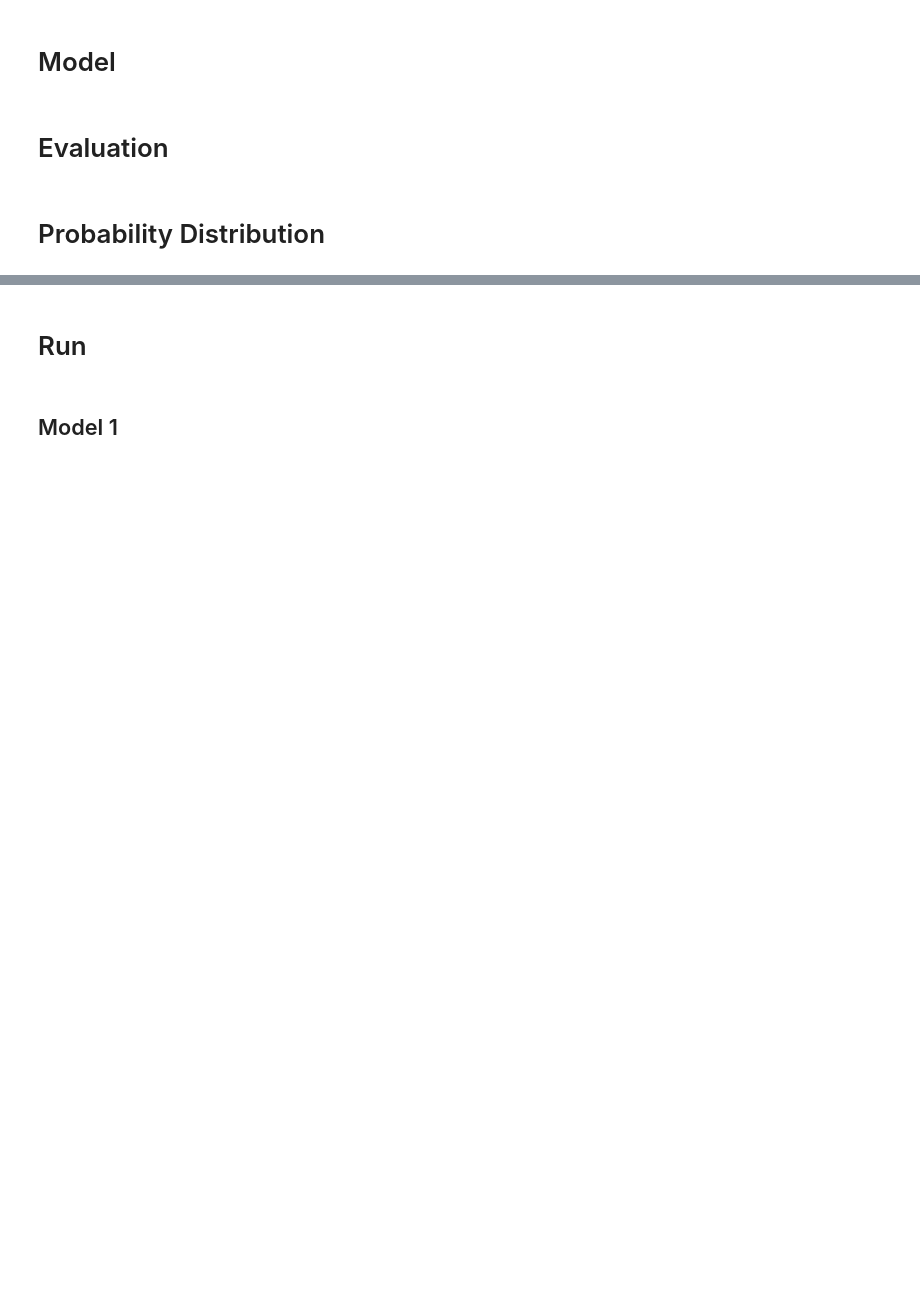
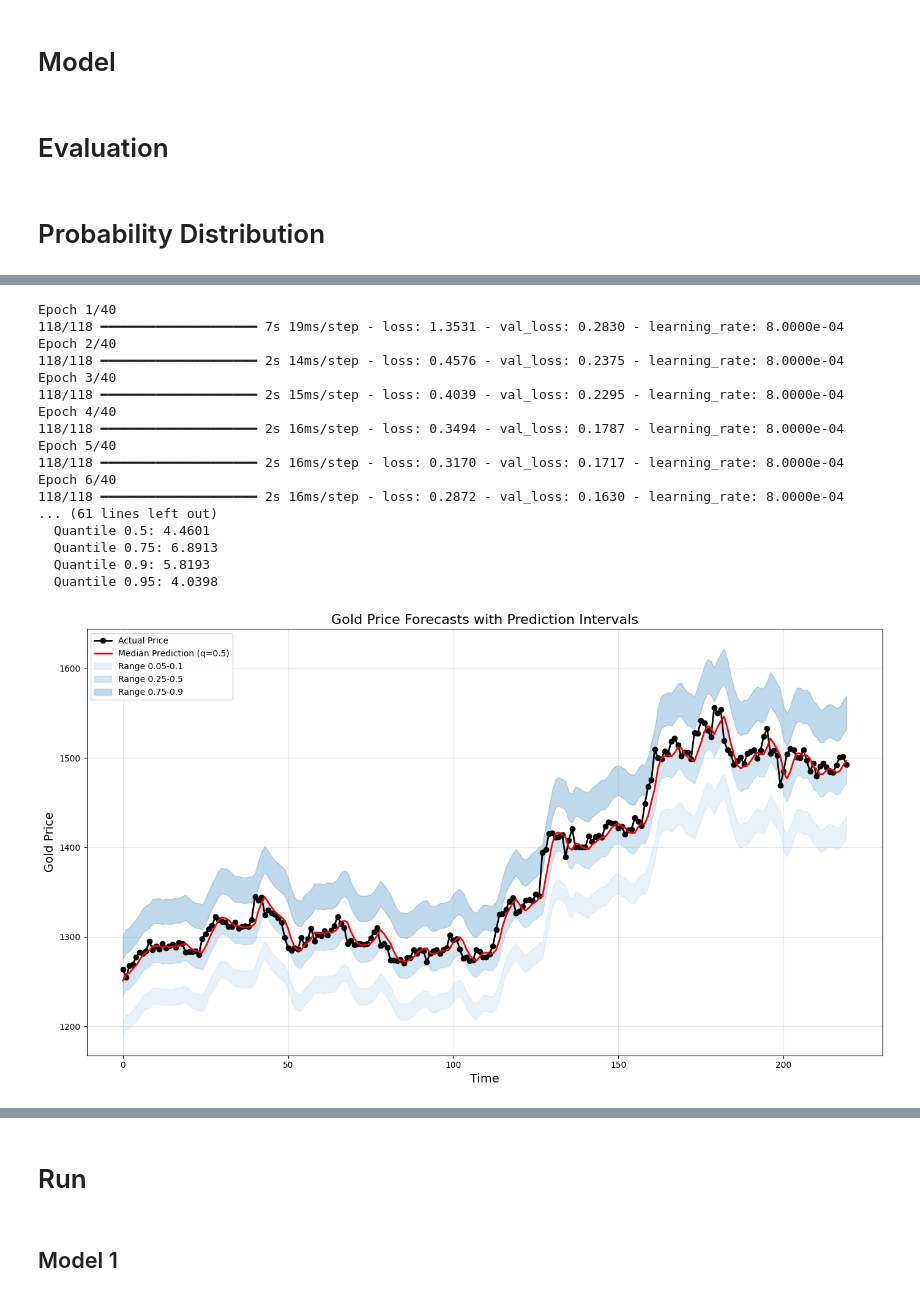
Before and after one commit to whyyouj/market-sentiment-analysis, a Jupyter notebook: gold_historical/lstm.ipynb, the cells around one changed output, grey strips where cells are left out. Saved outputs shown, nothing was run; the diff lists cells and outputs as text; code cells hidden in the pictures; blank space fills up the shorter version.

```diff
--- a/gold_historical/lstm.ipynb
+++ b/gold_historical/lstm.ipynb
@@ -528,0 +533,31 @@ Epoch 6/40
+# %%
+# Load data with your existing function
+features = ["Price"]
+quantiles = [0.05, 0.1, 0.25, 0.5, 0.75, 0.9, 0.95]
+
+# Run the quantile prediction with custom quantiles if desired
+model, results, history = run_quantile_prediction(
+    data,
+    features=features,
+    quantiles=quantiles,
+    seq_length=30
+)
+# %% [output]
+Epoch 1/40
+118/118 ━━━━━━━━━━━━━━━━━━━━ 7s 19ms/step - loss: 1.3531 - val_loss: 0.2830 - learning_rate: 8.0000e-04
+Epoch 2/40
+118/118 ━━━━━━━━━━━━━━━━━━━━ 2s 14ms/step - loss: 0.4576 - val_loss: 0.2375 - learning_rate: 8.0000e-04
+Epoch 3/40
+118/118 ━━━━━━━━━━━━━━━━━━━━ 2s 15ms/step - loss: 0.4039 - val_loss: 0.2295 - learning_rate: 8.0000e-04
+Epoch 4/40
+118/118 ━━━━━━━━━━━━━━━━━━━━ 2s 16ms/step - loss: 0.3494 - val_loss: 0.1787 - learning_rate: 8.0000e-04
+Epoch 5/40
+118/118 ━━━━━━━━━━━━━━━━━━━━ 2s 16ms/step - loss: 0.3170 - val_loss: 0.1717 - learning_rate: 8.0000e-04
+Epoch 6/40
+118/118 ━━━━━━━━━━━━━━━━━━━━ 2s 16ms/step - loss: 0.2872 - val_loss: 0.1630 - learning_rate: 8.0000e-04
+... (61 lines left out)
+  Quantile 0.5: 4.4601
+  Quantile 0.75: 6.8913
+  Quantile 0.9: 5.8193
+  Quantile 0.95: 4.0398
+[figure, added]
```
Also changed, not shown: parts of 3 cells of this notebook, 1 other file.
